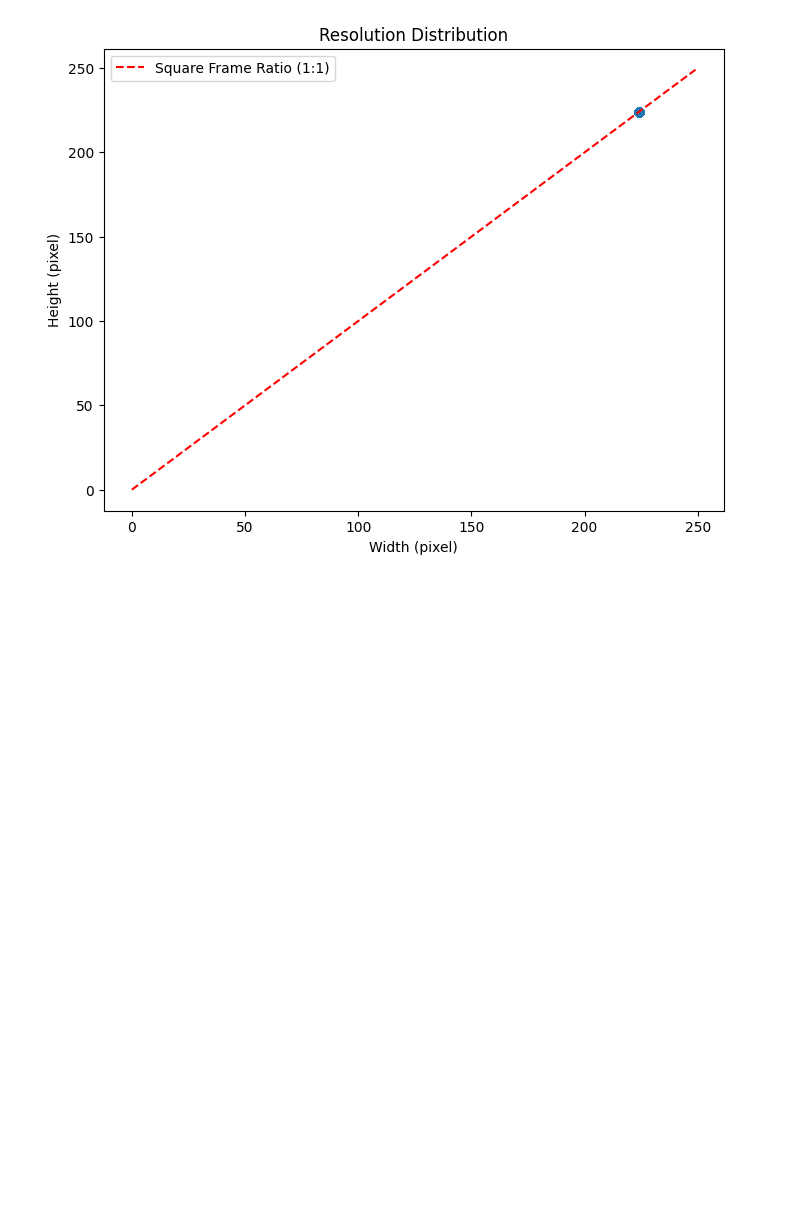
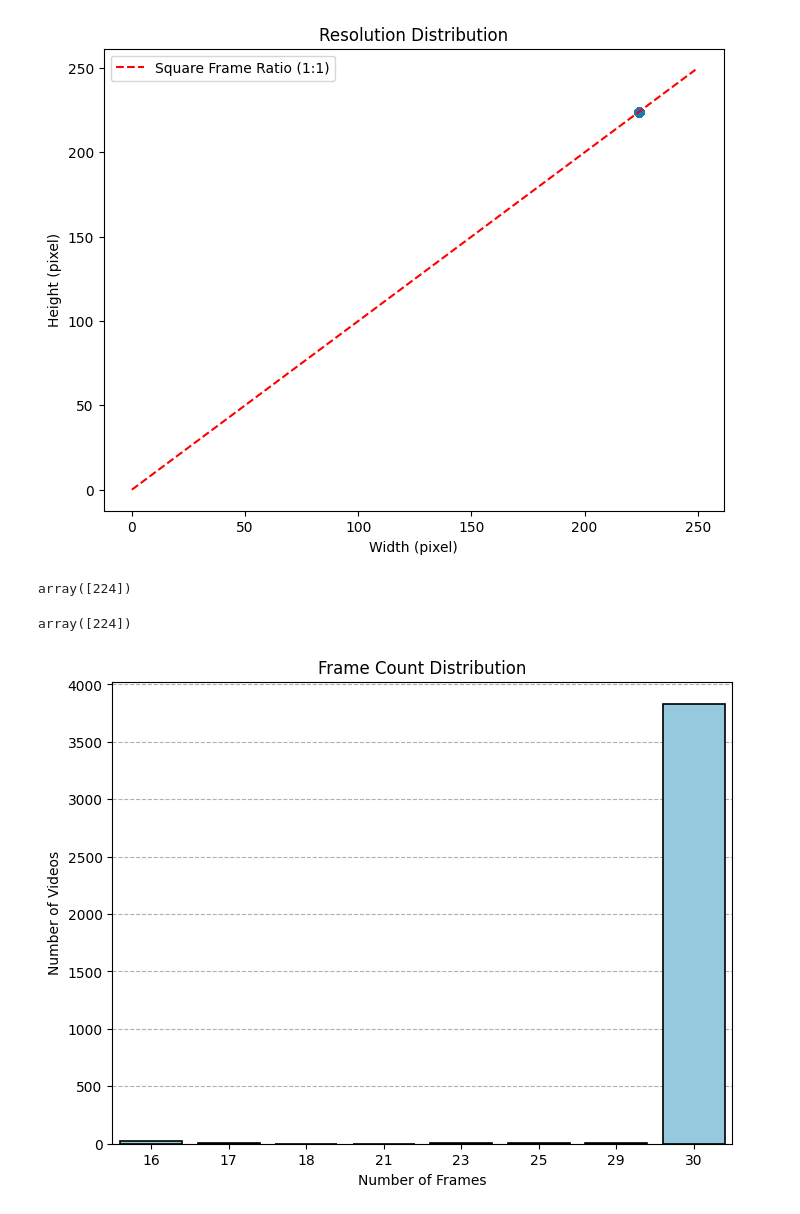
Before and after one commit to lucvantien1211/Vietnamese_Sign_Language_Recognition, a Jupyter notebook: notebooks/EDA.ipynb, the cells around one changed output. Drawn from its saved outputs; the diff is of its cells as text; code cells hidden in the pictures; blank space fills up the shorter version.

```diff
--- a/notebooks/EDA.ipynb
+++ b/notebooks/EDA.ipynb
@@ -59,3 +59,16 @@ video_metadata.head()
 plot_resolution_distribution(video_metadata["width"], video_metadata["height"])
 # %% [output]
 [figure]
+# %%
+video_metadata["height"].unique()
+# %% [output]
+array([224])
+# %%
+video_metadata["width"].unique()
+# %% [output]
+array([224])
+# %%
+# plot_frame_count_distribution(video_metadata["frame_count"], save_path="../fig/frame_count_dist.png")
+plot_frame_count_distribution(video_metadata["frame_count"])
+# %% [output]
+[figure, added]
```
Also changed, not shown: parts of 3 cells of this notebook.
